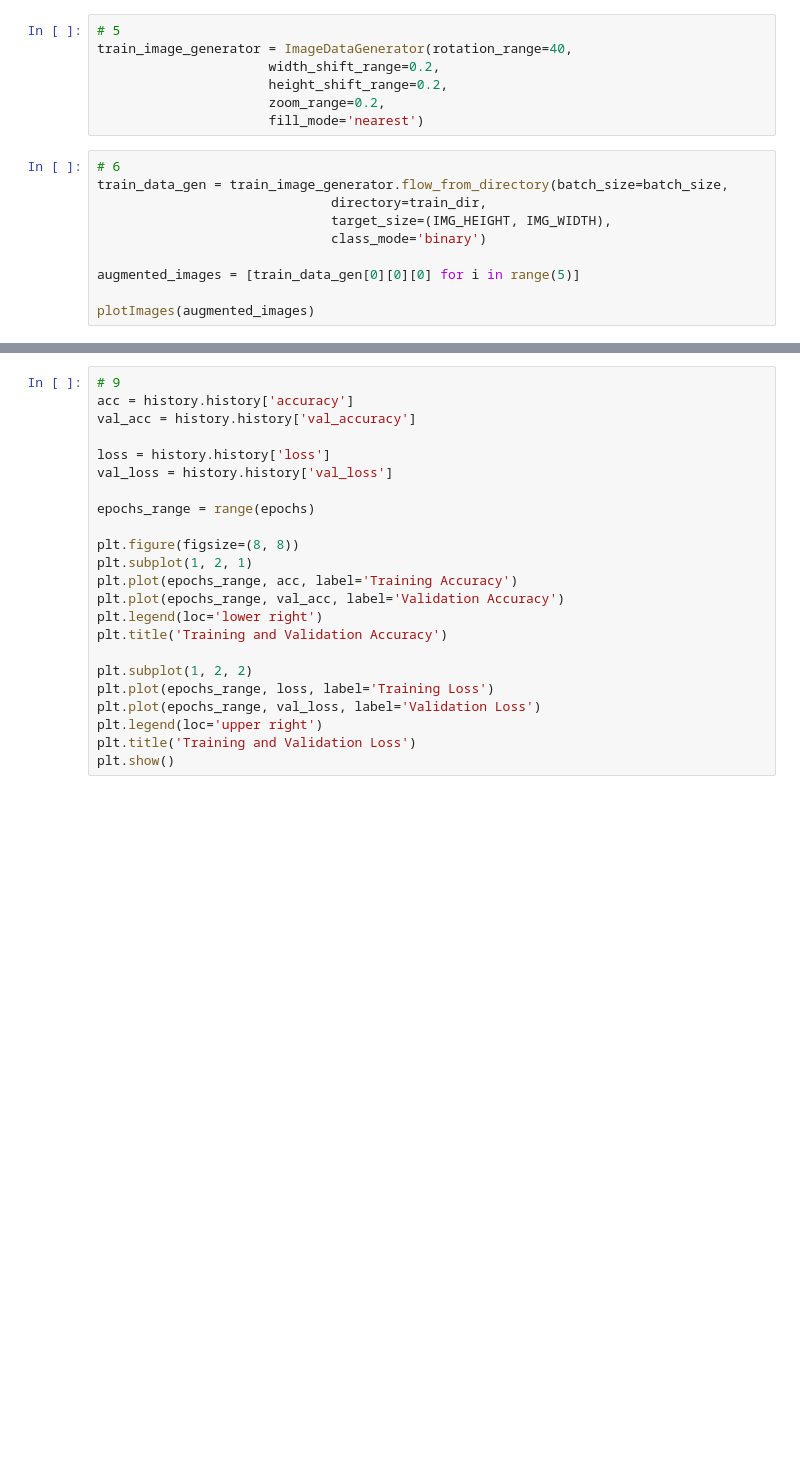
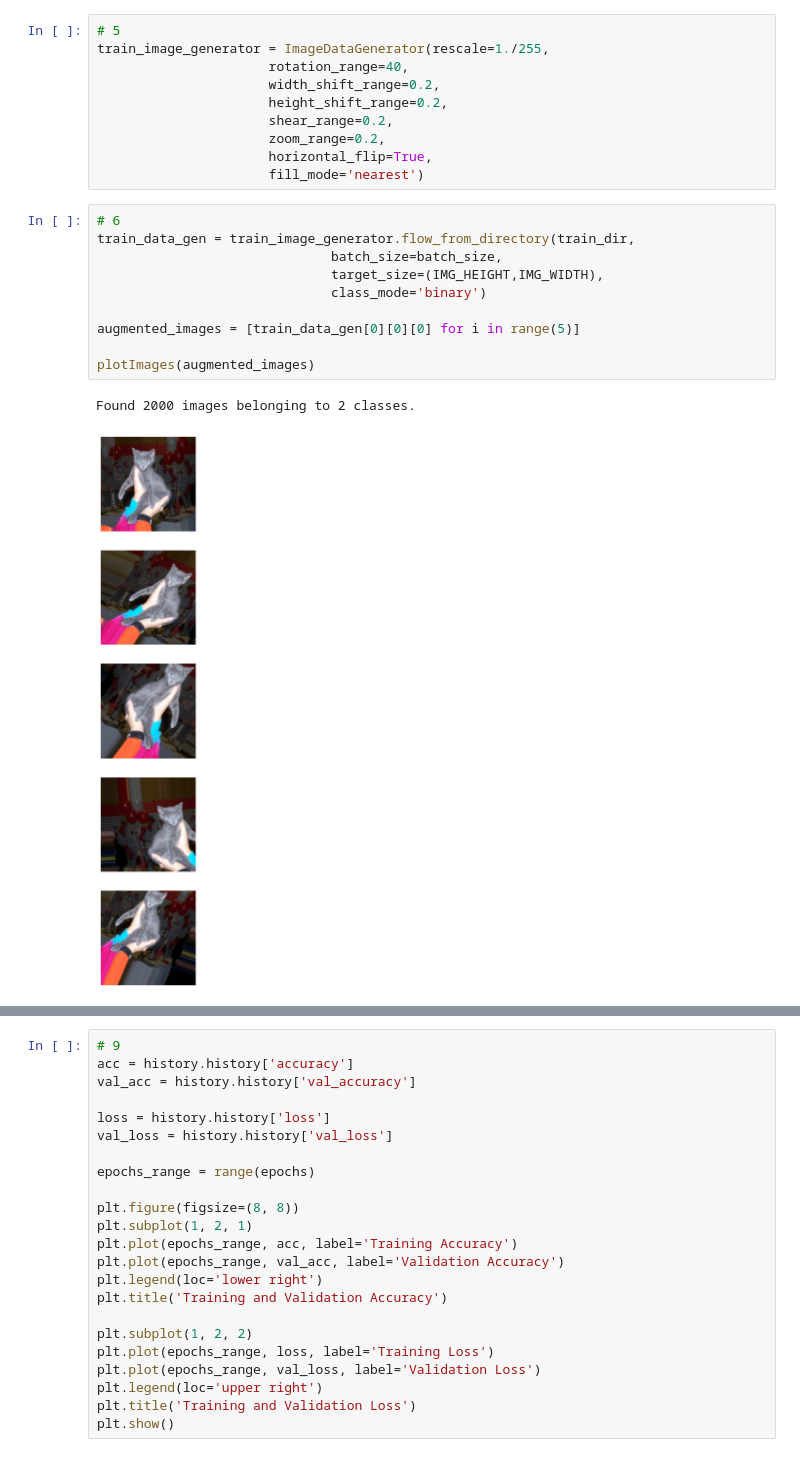
Before and after one commit to Kathy-Cx/FCC, a Jupyter notebook: fcc_cat_dog.ipynb, the cells around one changed output, grey strips where cells are left out. Saved outputs shown, nothing was run; the diff lists cells and outputs as text; blank space fills up the shorter version.

```diff
--- a/fcc_cat_dog.ipynb
+++ b/fcc_cat_dog.ipynb
@@ -95,20 +115,26 @@ plotImages(sample_training_images[:5])
 # %%
 # 5
-train_image_generator = ImageDataGenerator(rotation_range=40,
+train_image_generator = ImageDataGenerator(rescale=1./255,
+                      rotation_range=40,
                       width_shift_range=0.2,
                       height_shift_range=0.2,
+                      shear_range=0.2,
                       zoom_range=0.2,
+                      horizontal_flip=True,
                       fill_mode='nearest')
 # %%
 # 6
-train_data_gen = train_image_generator.flow_from_directory(batch_size=batch_size,
-                              directory=train_dir,
-                              target_size=(IMG_HEIGHT, IMG_WIDTH),
+train_data_gen = train_image_generator.flow_from_directory(train_dir,
+                              batch_size=batch_size,
+                              target_size=(IMG_HEIGHT,IMG_WIDTH),
                               class_mode='binary')
 
 augmented_images = [train_data_gen[0][0][0] for i in range(5)]
 
 plotImages(augmented_images)
+# %% [output]
+Found 2000 images belonging to 2 classes.
+[figure, added]
 # %%
 # 7
 model = Sequential()
```
Also changed, not shown: parts of 9 cells of this notebook.
